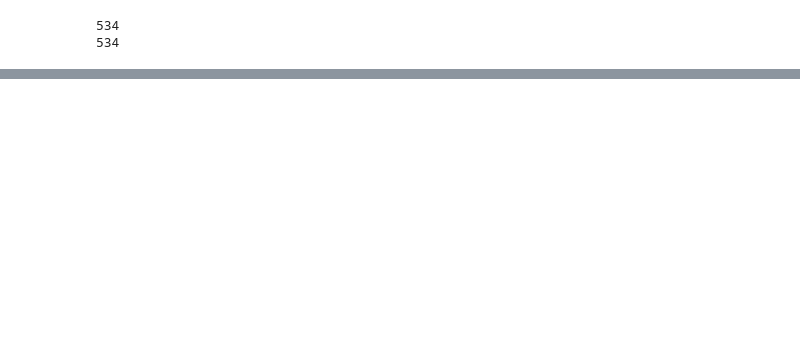
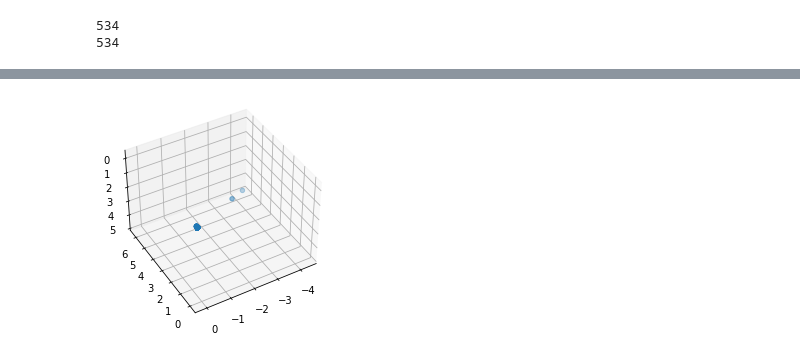
Before and after one commit to apof/Master-Thesis-----Deep-Kernel-Learning-and-Neural-Processes--combining-GPs-with-DL, a Jupyter notebook: Deep Kernel Learning.ipynb, the cells around one changed output, grey strips where cells are left out. Saved outputs shown, nothing was run; the diff lists cells and outputs as text; code cells hidden in the pictures; blank space fills up the shorter version.

```diff
--- a/Deep Kernel Learning.ipynb
+++ b/Deep Kernel Learning.ipynb
@@ -260,0 +276,6 @@ plt.show()
+# %%
+low_dim_represenations = model.get_representation(train_data).detach().numpy()
+# %%
+x = low_dim_represenations[:,0]
+y = low_dim_represenations[:,1]
+z = low_dim_represenations[:,2]
@@ -260,0 +287,8 @@ plt.show()
+# %%
+fig = plt.figure()
+ax = plt.axes(projection='3d')
+ax.scatter3D(x, y, z)
+
+ax.view_init(-500, -600)
+# %% [output]
+[figure, added]
```
Also changed, not shown: parts of 8 cells of this notebook, 3 other files.
